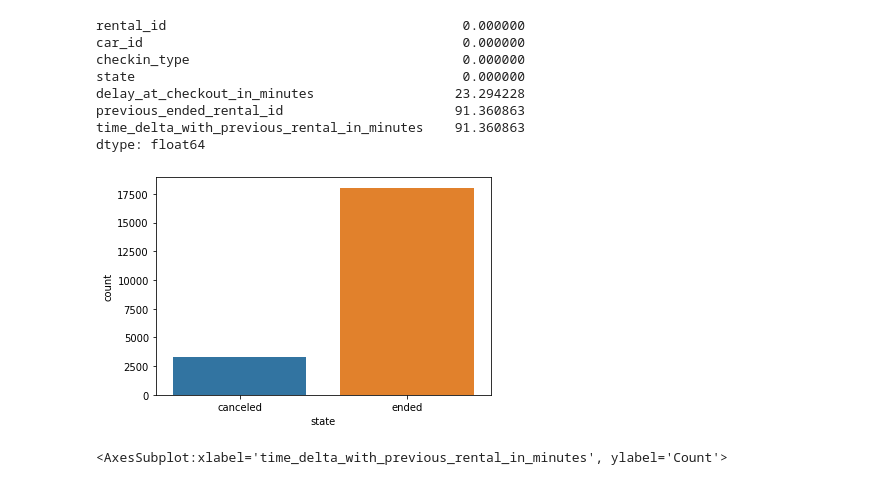
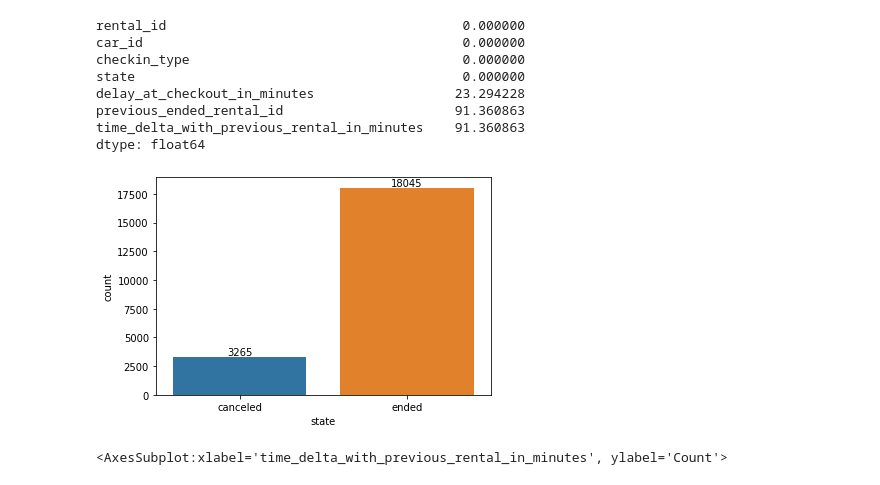
Before and after one commit to christophe-derache/certification35288_bloc5-Deployment-Getaround, a Jupyter notebook: 1 - Data Analysis & Dashboard/1 - data_analysis.ipynb, the cells around one changed output. Cells and saved outputs as stored; diff of their text form; code cells hidden in the pictures.

```diff
--- a/1 - data_analysis.ipynb
+++ b/1 - Data Analysis & Dashboard/1 - data_analysis.ipynb
@@ -93,10 +93,12 @@ previous_ended_rental_id                      91.360863
 time_delta_with_previous_rental_in_minutes    91.360863
 dtype: float64
 # %%
-sns.countplot(data=df_delay_analysis, x='state')
+ax = sns.countplot(data=df_delay_analysis, x='state')
+for container in ax.containers:
+    ax.bar_label(container)
 plt.show()
 # %% [output]
-[figure, old version]
+[figure, new version]
 # %%
 # Correlation matrix
 corr_matrix = df_delay_analysis.corr().round(2)
```
Also changed, not shown: parts of 28 cells of this notebook, 8 other files.
